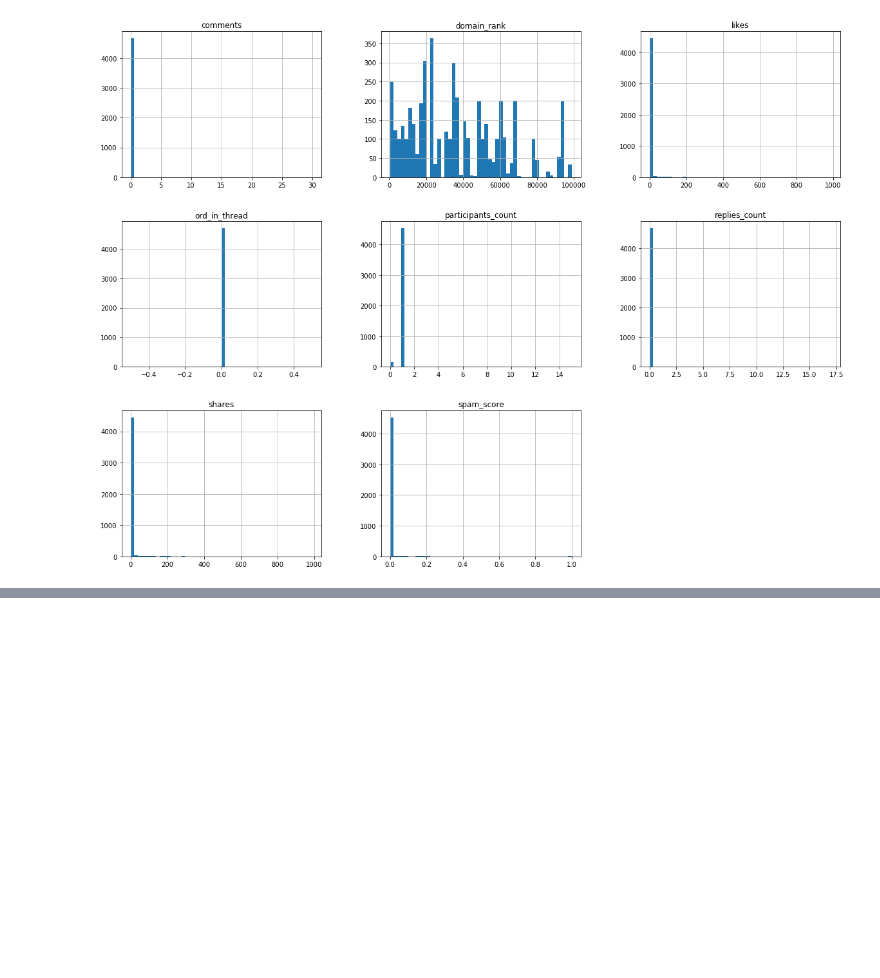
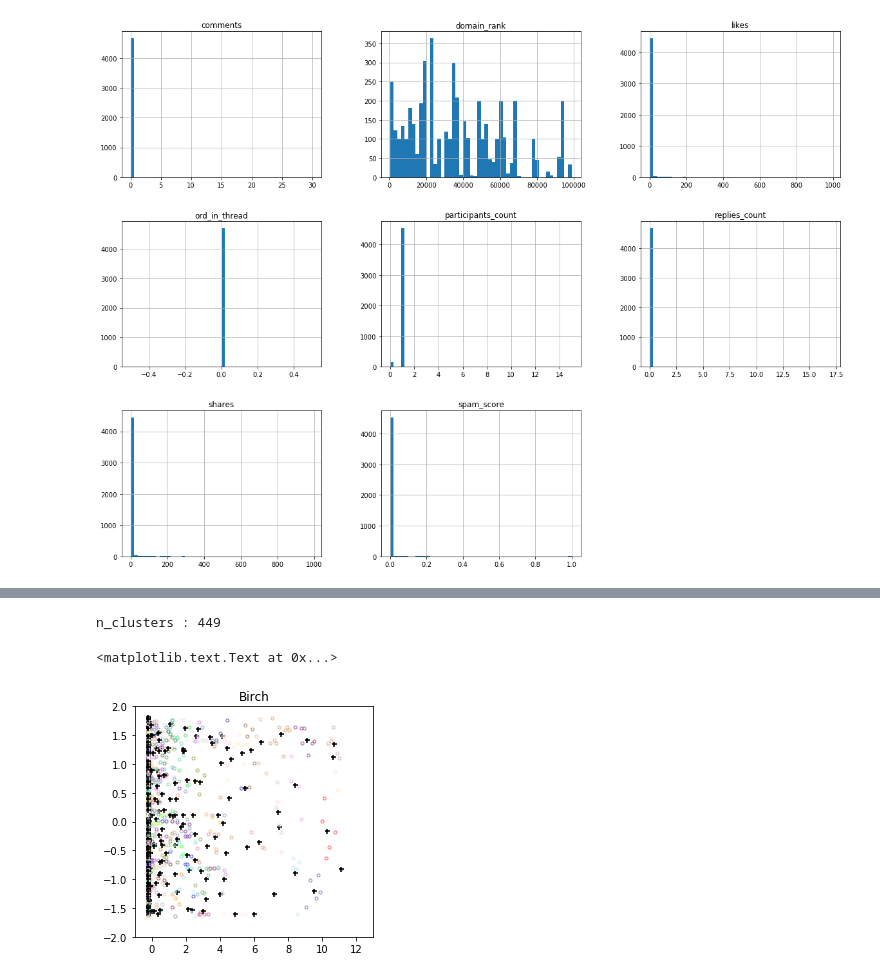
Before and after one commit to nikola-stevanovic14/ml2proj, a Jupyter notebook: ML 2.ipynb, the cells around one changed output, grey strips where cells are left out. Saved outputs shown, nothing was run; the diff lists cells and outputs as text; code cells hidden in the pictures; blank space fills up the shorter version.

```diff
--- a/ML 2.ipynb
+++ b/ML 2.ipynb
@@ -172,0 +412,40 @@ array([[<matplotlib.axes._subplots.AxesSubplot object at 0x...>,
+# %%
+from itertools import cycle
+from time import time
+import numpy as np
+import matplotlib.pyplot as plt
+import matplotlib.colors as colors
+
+from sklearn.cluster import Birch
+from sklearn.datasets import make_blobs
+
+birch_model = Birch(n_clusters=None)
+
+# Use all colors that matplotlib provides by default.
+colors_ = cycle(colors.cnames.keys())
+
+fig = plt.figure(figsize=(12, 4))
+fig.subplots_adjust(left=0.04, right=0.98, bottom=0.1, top=0.9)
+
+birch_model.fit(X)
+
+    # Plot result
+labels = birch_model.labels_
+centroids = birch_model.subcluster_centers_
+n_clusters = np.unique(labels).size
+print("n_clusters : %d" % n_clusters)
+
+ax = fig.add_subplot(1, 3, 1)
+for this_centroid, k, col in zip(centroids, range(n_clusters), colors_):
+    mask = labels == k
+    ax.scatter(X[mask, 0], X[mask, 1],c='w', edgecolor=col, marker='.', alpha=0.5)
+    if birch_model.n_clusters is None:
+        ax.scatter(this_centroid[0], this_centroid[1], marker='+',c='k', s=25)
+ax.set_ylim([-2, 2])
+ax.set_xlim([-1, 13])
+ax.set_autoscaley_on(False)
+ax.set_title('Birch')
+# %% [output]
+n_clusters : 449
+<matplotlib.text.Text at 0x...>
+[figure, added]
```
Also changed, not shown: parts of 7 cells of this notebook, 3 other files.
